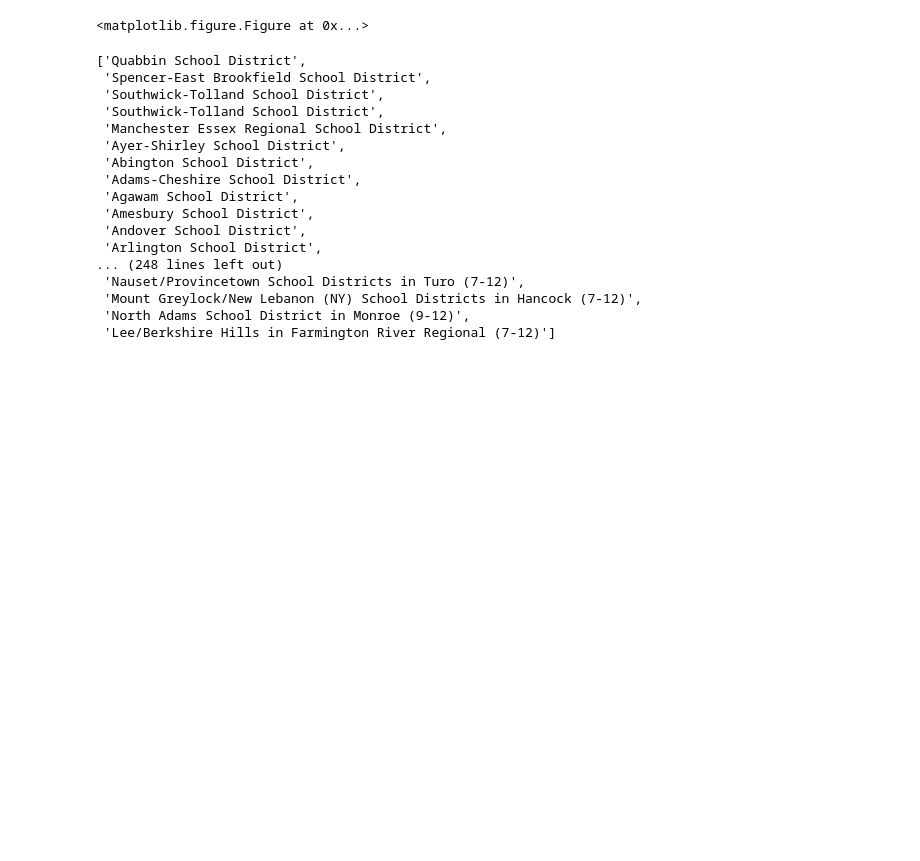
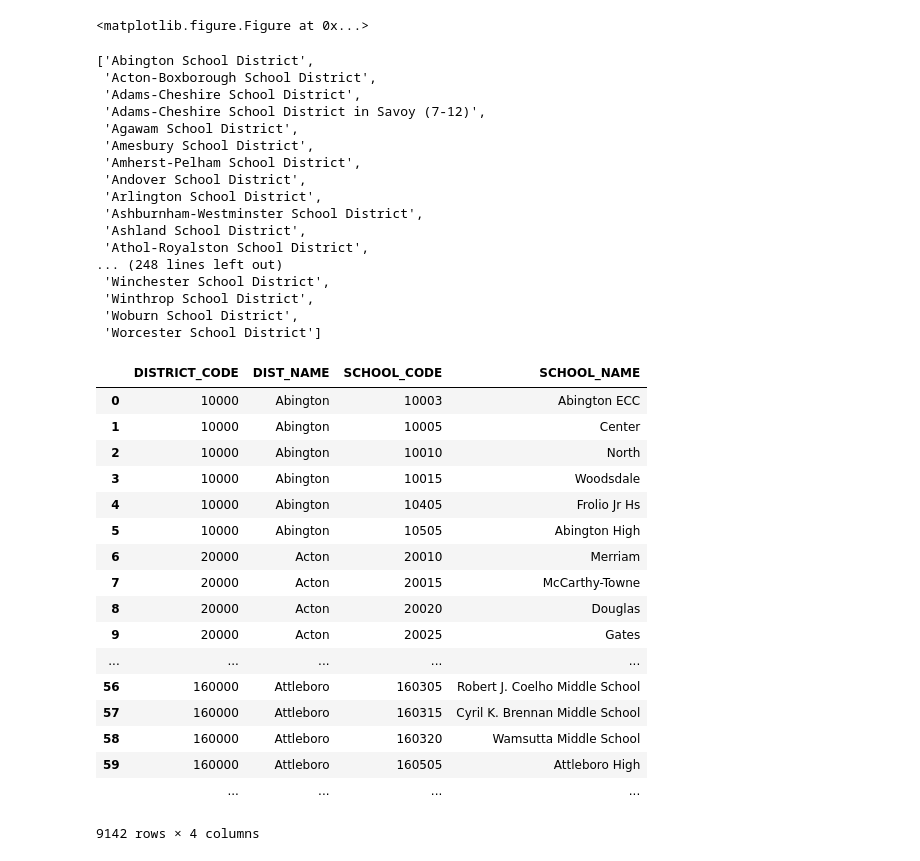
Before and after one commit to ohnorobo/massedu, a Jupyter notebook: massedu.ipynb, the cells around one changed output. Saved outputs shown, nothing was run; the diff lists cells and outputs as text; code cells hidden in the pictures; blank space fills up the shorter version.

Commit message:
getting both district lists

```diff
--- a/massedu.ipynb
+++ b/massedu.ipynb
@@ -56,22 +57,45 @@ fig = plt.figure(figsize=(20,10), dpi=10000)
 [figure]
 <matplotlib.figure.Figure at 0x...>
 # %%
-map(lambda x: x['NAME'], districts_info)
+sorted(map(lambda x: x['NAME'], districts_info))
 # %% [output]
-['Quabbin School District',
- 'Spencer-East Brookfield School District',
- 'Southwick-Tolland School District',
- 'Southwick-Tolland School District',
- 'Manchester Essex Regional School District',
- 'Ayer-Shirley School District',
- 'Abington School District',
+['Abington School District',
+ 'Acton-Boxborough School District',
  'Adams-Cheshire School District',
+ 'Adams-Cheshire School District in Savoy (7-12)',
  'Agawam School District',
  'Amesbury School District',
+ 'Amherst-Pelham School District',
  'Andover School District',
  'Arlington School District',
+ 'Ashburnham-Westminster School District',
+ 'Ashland School District',
+ 'Athol-Royalston School District',
 ... (248 lines left out)
- 'Nauset/Provincetown School Districts in Turo (7-12)',
- 'Mount Greylock/New Lebanon (NY) School Districts in Hancock (7-12)',
- 'North Adams School District in Monroe (9-12)',
- 'Lee/Berkshire Hills in Farmington River Regional (7-12)']
+ 'Winchester School District',
+ 'Winthrop School District',
+ 'Woburn School District',
+ 'Worcester School District']
+# %%
+cols = ['DISTRICT_CODE', 'DIST_NAME', 'SCHOOL_CODE', 'SCHOOL_NAME']
+accountability = pd.read_csv("./MassEduDataChallenge/accountability/accountability_school_2007_2011.csv", sep=',', usecols=cols)
+accountability
+# %% [output]
+|  | DISTRICT_CODE | DIST_NAME | SCHOOL_CODE | SCHOOL_NAME |
+| 0 | 10000 | Abington | 10003 | Abington ECC |
+| 1 | 10000 | Abington | 10005 | Center |
+| 2 | 10000 | Abington | 10010 | North |
+| 3 | 10000 | Abington | 10015 | Woodsdale |
+| 4 | 10000 | Abington | 10405 | Frolio Jr Hs |
+| 5 | 10000 | Abington | 10505 | Abington High |
+| 6 | 20000 | Acton | 20010 | Merriam |
+| 7 | 20000 | Acton | 20015 | McCarthy-Towne |
+| 8 | 20000 | Acton | 20020 | Douglas |
+| 9 | 20000 | Acton | 20025 | Gates |
+| ... | ... | ... | ... | ... |
+| 56 | 160000 | Attleboro | 160305 | Robert J. Coelho Middle School |
+| 57 | 160000 | Attleboro | 160315 | Cyril K. Brennan Middle School |
+| 58 | 160000 | Attleboro | 160320 | Wamsutta Middle School |
+| 59 | 160000 | Attleboro | 160505 | Attleboro High |
+|  | ... | ... | ... | ... |
+9142 rows × 4 columns
```
Also changed, not shown: parts of 2 cells of this notebook.
